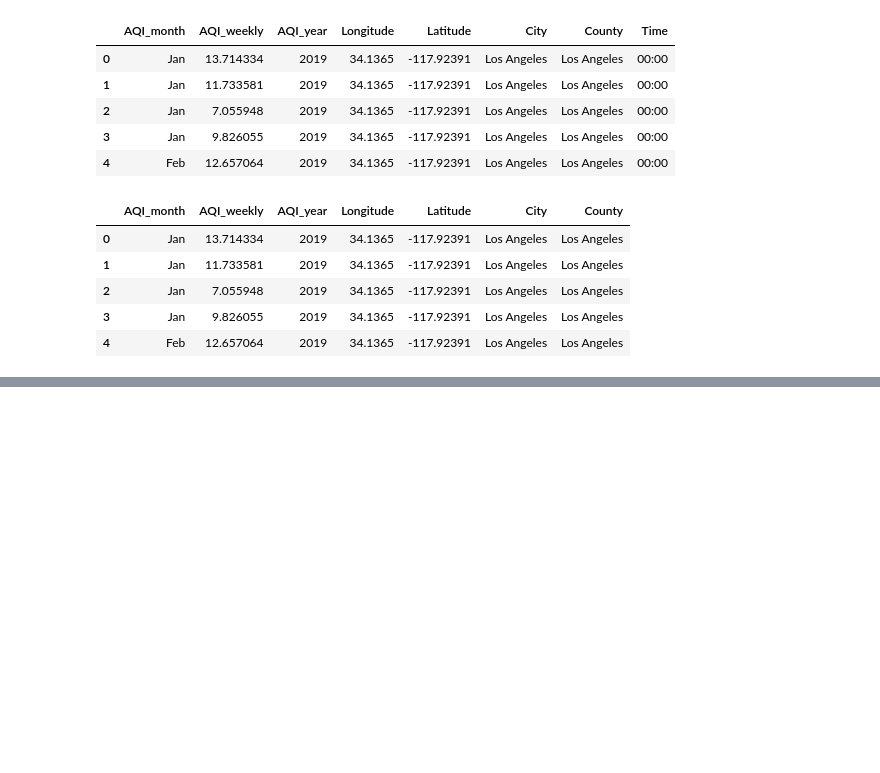
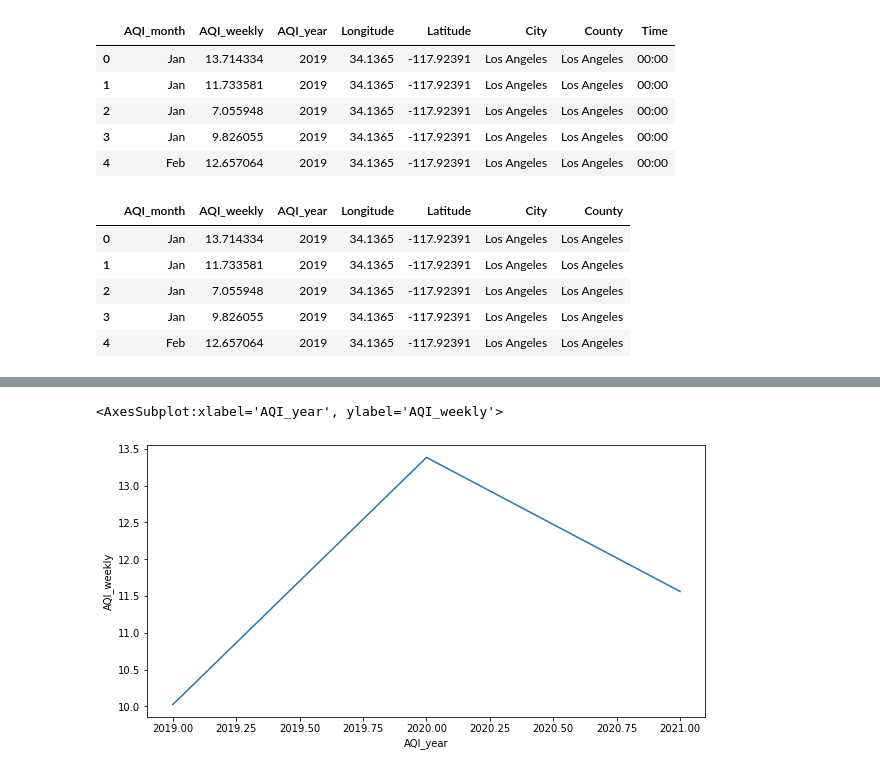
Before and after one commit to vbgupta/Transfer-Learning-Address-Sustainability-Issues, a Jupyter notebook: project/src/notebooks/Los Angeles Air Quality.ipynb, the cells around one changed output, grey strips where cells are left out. Saved outputs shown, nothing was run; the diff lists cells and outputs as text; code cells hidden in the pictures; blank space fills up the shorter version.

```diff
--- a/project/src/notebooks/Los Angeles Air Quality.ipynb
+++ b/project/src/notebooks/Los Angeles Air Quality.ipynb
@@ -252,0 +263,6 @@ result.to_csv('LA_AQI_Final.csv')
+# %%
+plt.figure(figsize = (10,5))
+sns.lineplot(x = "AQI_year", y = "AQI_weekly", data = result.groupby('AQI_year').mean('AQI_weekly'))
+# %% [output]
+<AxesSubplot:xlabel='AQI_year', ylabel='AQI_weekly'>
+[figure, added]
```
Also changed, not shown: parts of 2 cells of this notebook.
